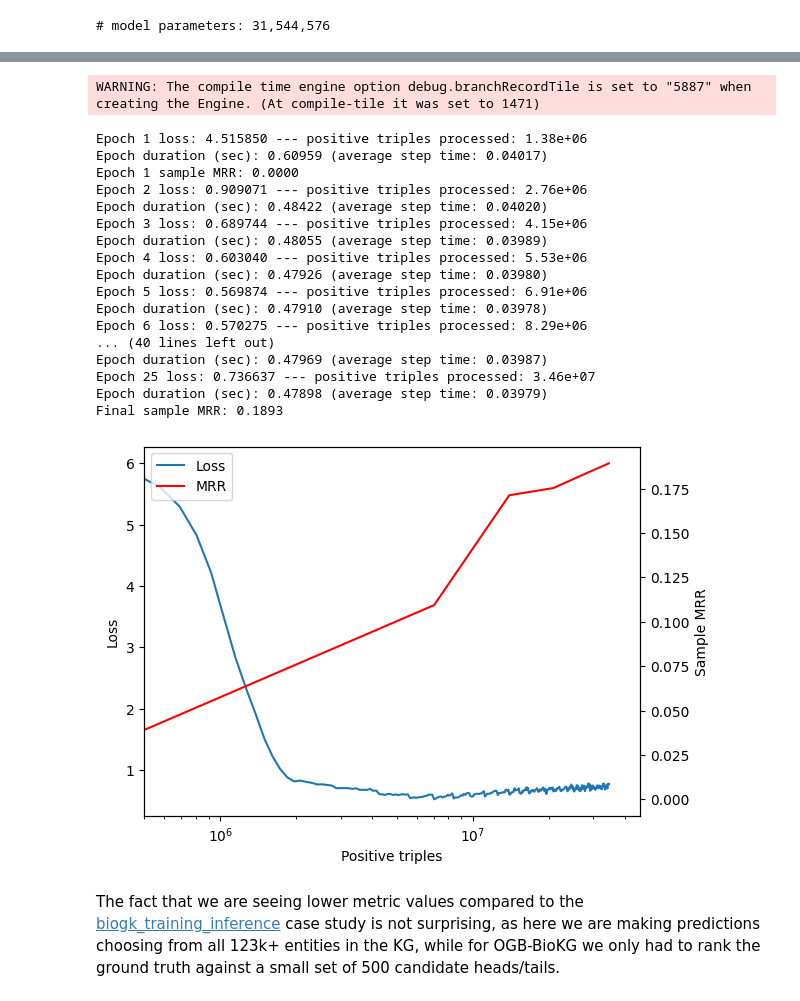
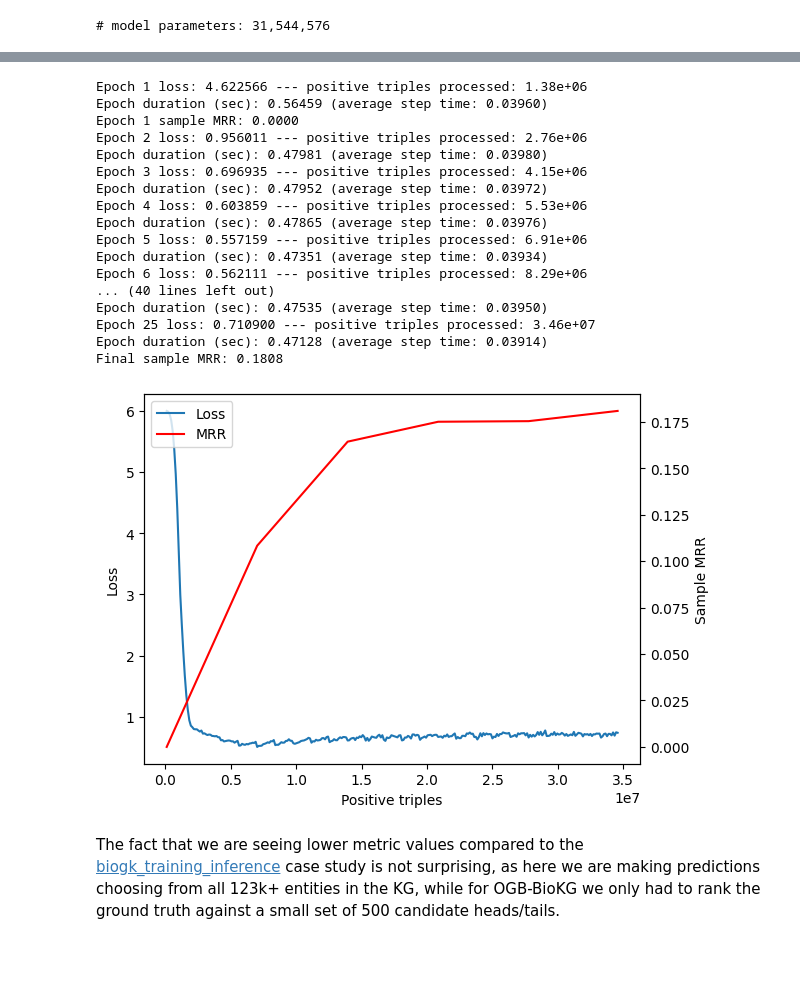
Before and after one commit to graphcore-research/bess-kge, a Jupyter notebook: notebooks/2_yago_topk_prediction.ipynb, the cells around one changed output, grey strips where cells are left out. Drawn from its saved outputs; the diff is of its cells as text; code cells hidden in the pictures; blank space fills up the shorter version.

```diff
--- a/notebooks/2_yago_topk_prediction.ipynb
+++ b/notebooks/2_yago_topk_prediction.ipynb
@@ -170,22 +196,5 @@ evaluation = Evaluation(["mrr"], worst_rank_infty=True, reduction="sum")
 # %%
-opt = poptorch.optim.AdamW(
-        model.parameters(),
-        lr=0.0016,
-    )
-
-poptorch_model = poptorch.trainingModel(model, options=options, optimizer=opt)
-
-# The variable entity_embedding needs to hold different values on each replica,
-# corresponding to the shards of the entity embedding table
-poptorch_model.entity_embedding.replicaGrouping(
-            poptorch.CommGroupType.NoGrouping,
-            0,
-            poptorch.VariableRetrievalMode.OnePerGroup,
-        )
-
-# Graph compilation
-_ = batch.pop("triple_mask")
-res = poptorch_model(**{k: v.flatten(end_dim=1) for k, v in batch.items()})
+# Train on IPU with interleaved validation on CPU
 
 n_epochs = 25
 val_ep_interval = 5
@@ -201,54 +210,51 @@ for ep in range(n_epochs):
         triple_mask = batch.pop("triple_mask")
         cumulative_triples += triple_mask.numel()
         res = poptorch_model(**{k: v.flatten(end_dim=1) for k, v in batch.items()})
         ep_log.append(dict(loss=float(torch.sum(res["loss"])) / triple_mask[-1].numel(), step_time=(time.time()-step_start_time)))
     ep_loss = [v['loss'] for v in ep_log]
     training_loss.extend([v['loss'] for v in ep_log])
     print(f"Epoch {ep+1} loss: {np.mean(ep_loss):.6f} --- positive triples processed: {cumulative_triples:.2e}")
     print(f"Epoch duration (sec): {(time.time() - ep_start_time):.5f} (average step time: {np.mean([v['step_time'] for v in ep_log]):.5f})")
     if ep % val_ep_interval == 0:
         ep_mrr = evaluate_mrr_cpu(val_triple_subset, evaluation)["mrr"]
         val_mrr.append(ep_mrr)
         print(f"Epoch {ep+1} sample MRR: {ep_mrr:.4f}")
 ep_mrr = evaluate_mrr_cpu(val_triple_subset, evaluation)["mrr"]
 val_mrr.append(ep_mrr)
 print(f"Final sample MRR: {ep_mrr:.4f}")
 
 # Plot loss and sample MRR as a function of the number of positive triples processed
 total_triples = np.cumsum(n_epochs * len(train_dl) * [triple_mask.numel()])
 ax0, ax1 = plt.gca(), plt.twinx()
 line0, = ax0.plot(total_triples, training_loss)
 line1, = ax1.plot(np.concatenate([total_triples[::val_ep_interval * len(train_dl)], total_triples[-1:]]),
                   val_mrr, color="r")
-ax0.set_xscale("log")
 ax0.set_xlabel("Positive triples")
-ax0.set_xlim(xmin=5e5)
 ax0.set_ylabel("Loss")
 ax1.set_ylabel("Sample MRR")
 plt.legend([line0, line1], ["Loss", "MRR"])
 
 poptorch_model.detachFromDevice()
 del train_dl
 # %% [output]
-WARNING: The compile time engine option debug.branchRecordTile is set to "5887" when creating the Engine. (At compile-tile it was set to 1471)
+Epoch 1 loss: 4.622566 --- positive triples processed: 1.38e+06
+Epoch duration (sec): 0.56459 (average step time: 0.03960)
+Epoch 1 sample MRR: 0.0000
+Epoch 2 loss: 0.956011 --- positive triples processed: 2.76e+06
+Epoch duration (sec): 0.47981 (average step time: 0.03980)
+Epoch 3 loss: 0.696935 --- positive triples processed: 4.15e+06
+Epoch duration (sec): 0.47952 (average step time: 0.03972)
+Epoch 4 loss: 0.603859 --- positive triples processed: 5.53e+06
+Epoch duration (sec): 0.47865 (average step time: 0.03976)
+Epoch 5 loss: 0.557159 --- positive triples processed: 6.91e+06
+Epoch duration (sec): 0.47351 (average step time: 0.03934)
+Epoch 6 loss: 0.562111 --- positive triples processed: 8.29e+06
+... (40 lines left out)
+Epoch duration (sec): 0.47535 (average step time: 0.03950)
+Epoch 25 loss: 0.710900 --- positive triples processed: 3.46e+07
+Epoch duration (sec): 0.47128 (average step time: 0.03914)
+Final sample MRR: 0.1808
-Epoch 1 loss: 4.515850 --- positive triples processed: 1.38e+06
-Epoch duration (sec): 0.60959 (average step time: 0.04017)
-Epoch 1 sample MRR: 0.0000
-Epoch 2 loss: 0.909071 --- positive triples processed: 2.76e+06
-Epoch duration (sec): 0.48422 (average step time: 0.04020)
-Epoch 3 loss: 0.689744 --- positive triples processed: 4.15e+06
-Epoch duration (sec): 0.48055 (average step time: 0.03989)
-Epoch 4 loss: 0.603040 --- positive triples processed: 5.53e+06
-Epoch duration (sec): 0.47926 (average step time: 0.03980)
-Epoch 5 loss: 0.569874 --- positive triples processed: 6.91e+06
-Epoch duration (sec): 0.47910 (average step time: 0.03978)
-Epoch 6 loss: 0.570275 --- positive triples processed: 8.29e+06
-... (40 lines left out)
-Epoch duration (sec): 0.47969 (average step time: 0.03987)
-Epoch 25 loss: 0.736637 --- positive triples processed: 3.46e+07
-Epoch duration (sec): 0.47898 (average step time: 0.03979)
-Final sample MRR: 0.1893
-[figure, old version]
+[figure, new version]
 # %% [markdown]
 The fact that we are seeing lower metric values compared to the [biogk_training_inference](1_biokg_training_inference.ipynb) case study is not surprising, as here we are making predictions choosing from all 123k+ entities in the KG, while for OGB-BioKG we only had to rank the ground truth against a small set of 500 candidate heads/tails.
 # %% [markdown]
```
Also changed, not shown: parts of 19 cells of this notebook, 2 other files.
